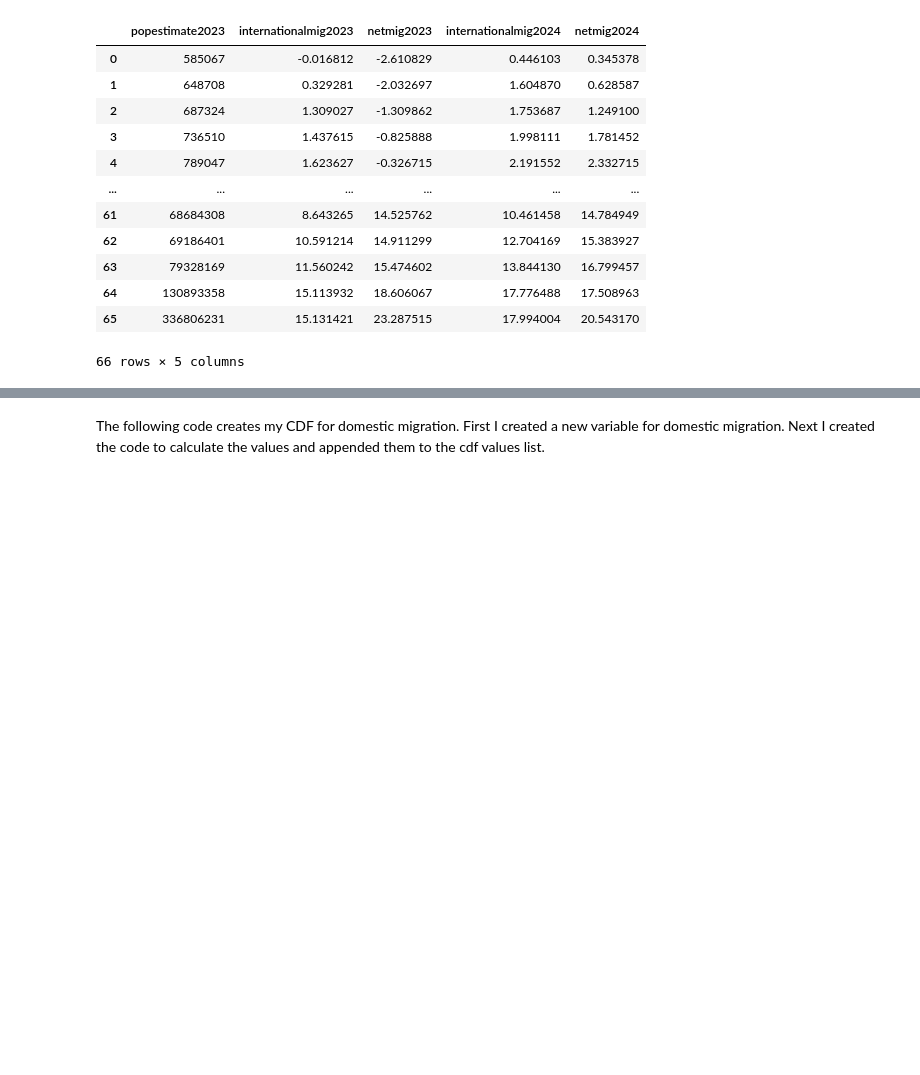
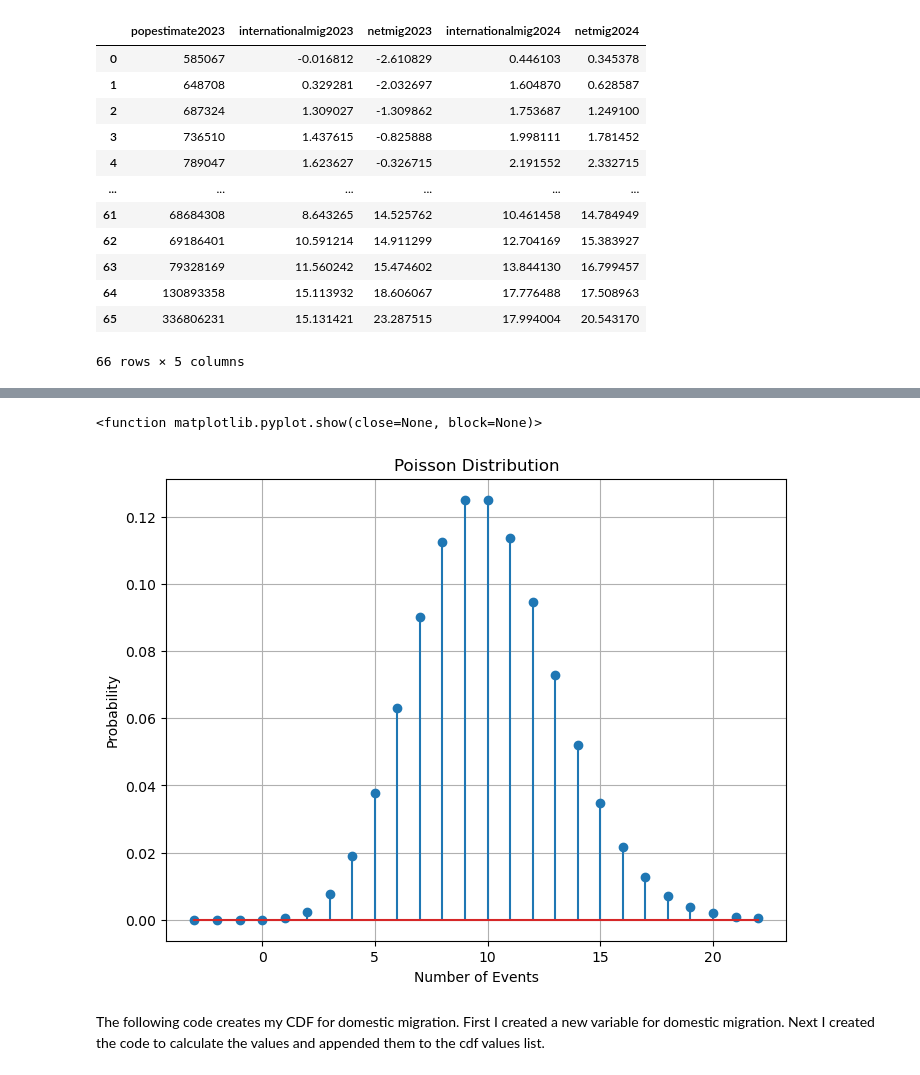
Before and after one commit to MWPerrineJr/Population-EDA, a Jupyter notebook: population.ipynb, the cells around one changed output, grey strips where cells are left out. Cells and saved outputs as stored; diff of their text form; code cells hidden in the pictures; blank space fills up the shorter version.

```diff
--- a/population.ipynb
+++ b/population.ipynb
@@ -151,0 +163,4 @@ from scipy.stats import binom, poisson,geom,randint
+# %%
+k = np.arange(-3,23)
+p = poisson.pmf(k,10)
+p
@@ -152,3 +175,14 @@ from scipy.stats import binom, poisson,geom,randint
+# %%
+plt.figure(figsize= (8,6))
+plt.stem(k, p)
+plt.xlabel("Number of Events")
+plt.ylabel("Probability")
+plt.title("Poisson Distribution")
+plt.grid(True)
+plt.show
+# %% [output]
+<function matplotlib.pyplot.show(close=None, block=None)>
+[figure, added]
 # %% [markdown]
 The following code creates my CDF for domestic migration. First I created a new variable for domestic migration. Next I created the code to calculate the values and appended them to the cdf values list.
 # %%
```
Also changed, not shown: parts of 8 cells of this notebook.
